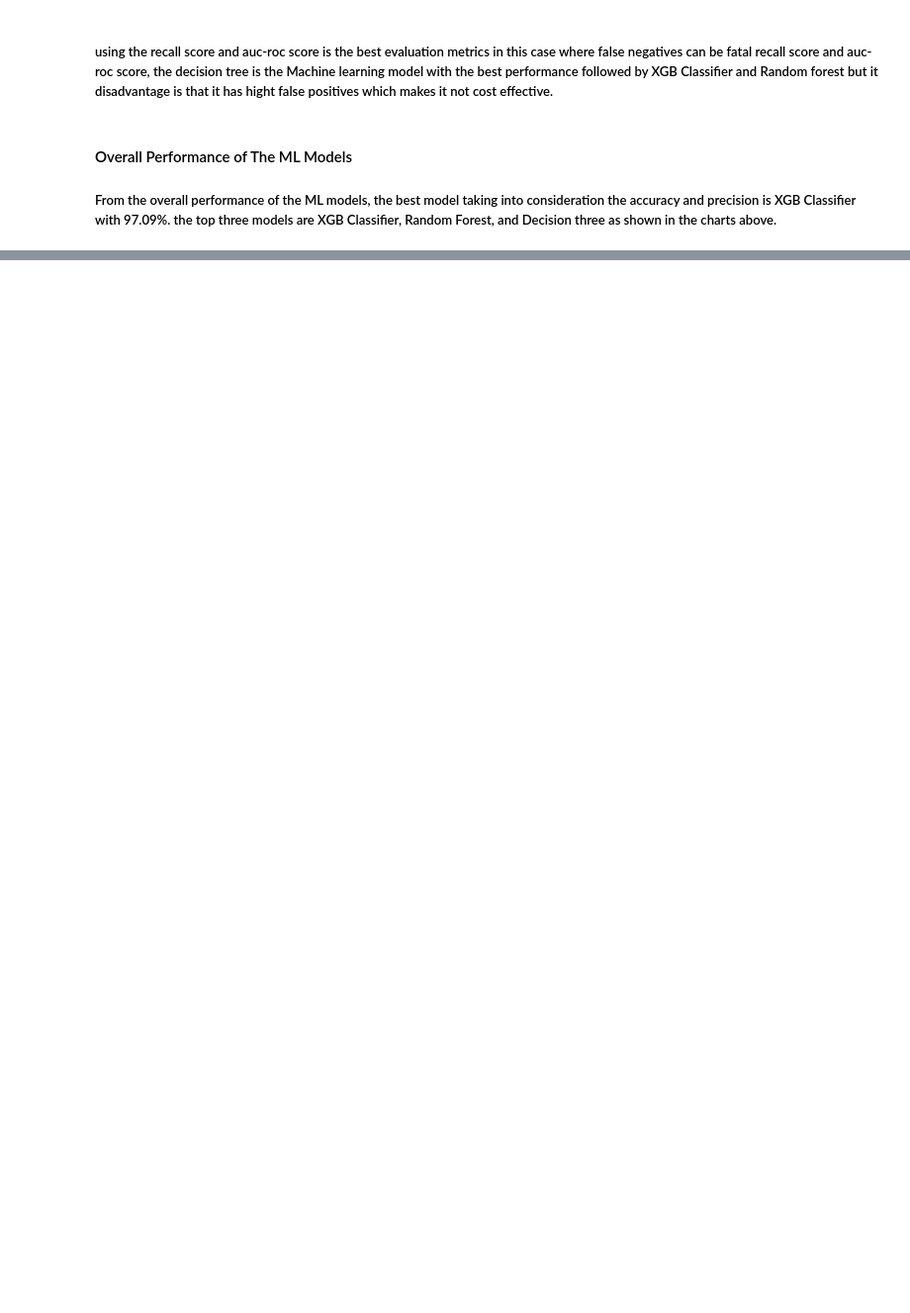
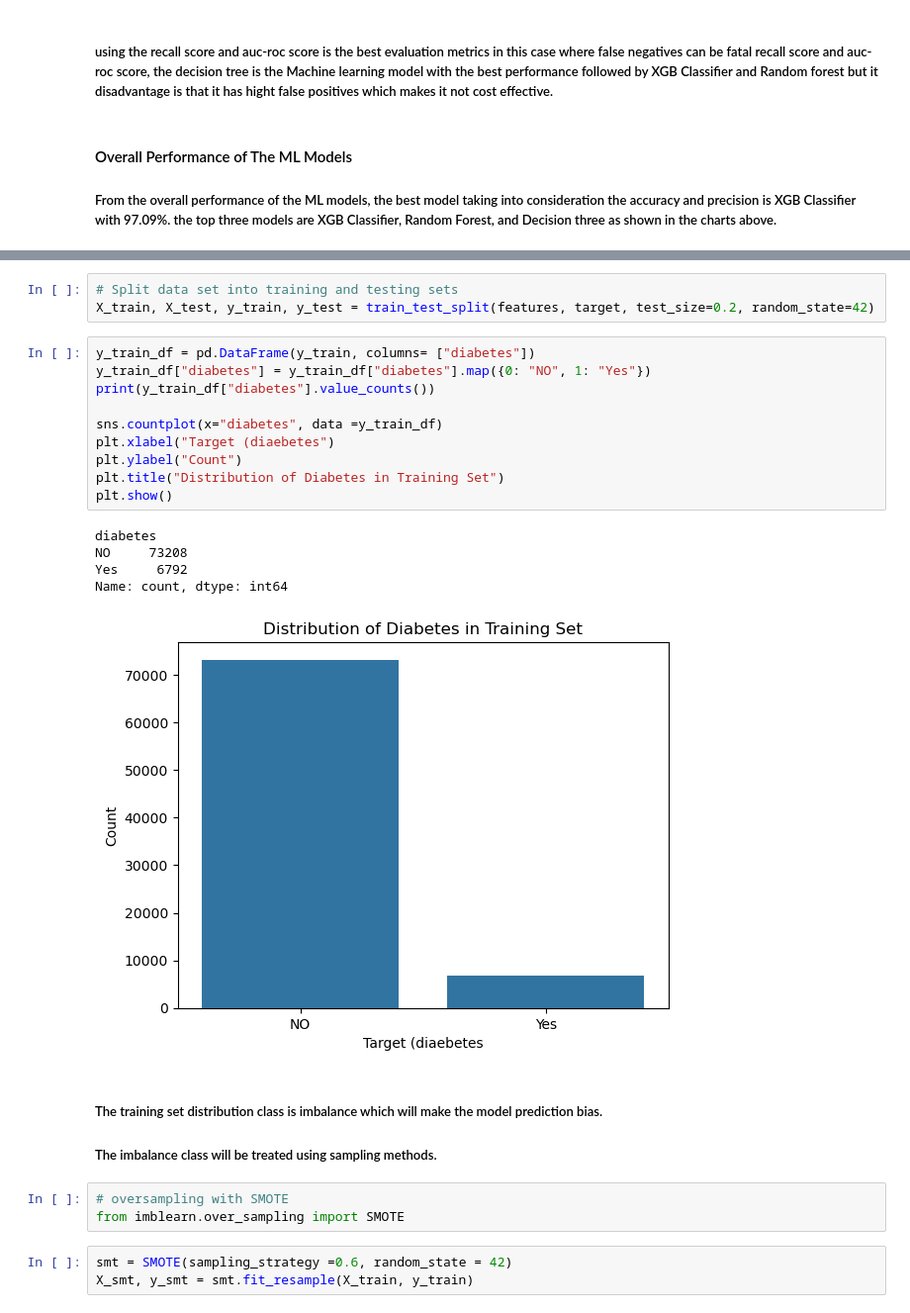
Before and after one commit to Emdee10/Diabetes-Risk-Prediction-Model, a Jupyter notebook: Diabetes Risk Prediction.ipynb, the cells around one changed output, grey strips where cells are left out. Shown at 99% size. Saved outputs shown, nothing was run; the diff lists cells and outputs as text; blank space fills up the shorter version.

```diff
--- a/Diabetes Risk Prediction.ipynb
+++ b/Diabetes Risk Prediction.ipynb
@@ -766,0 +771,28 @@ AUC-ROC: 0.8513303700418554
+# %%
+# Split data set into training and testing sets
+X_train, X_test, y_train, y_test = train_test_split(features, target, test_size=0.2, random_state=42)
+# %%
+y_train_df = pd.DataFrame(y_train, columns= ["diabetes"])
+y_train_df["diabetes"] = y_train_df["diabetes"].map({0: "NO", 1: "Yes"})
+print(y_train_df["diabetes"].value_counts())
+
+sns.countplot(x="diabetes", data =y_train_df)
+plt.xlabel("Target (diaebetes")
+plt.ylabel("Count")
+plt.title("Distribution of Diabetes in Training Set")
+plt.show()
+# %% [output]
+diabetes
+NO     73208
+Yes     6792
+Name: count, dtype: int64
+[figure, added]
+# %% [markdown]
+##### The training set distribution class is imbalance which will make the model prediction bias.
+##### The imbalance class will be treated using sampling methods.
+# %%
+# oversampling with SMOTE
+from imblearn.over_sampling import SMOTE
+# %%
+smt = SMOTE(sampling_strategy =0.6, random_state = 42)
+X_smt, y_smt = smt.fit_resample(X_train, y_train)
```
Also changed, not shown: parts of 33 cells of this notebook.
